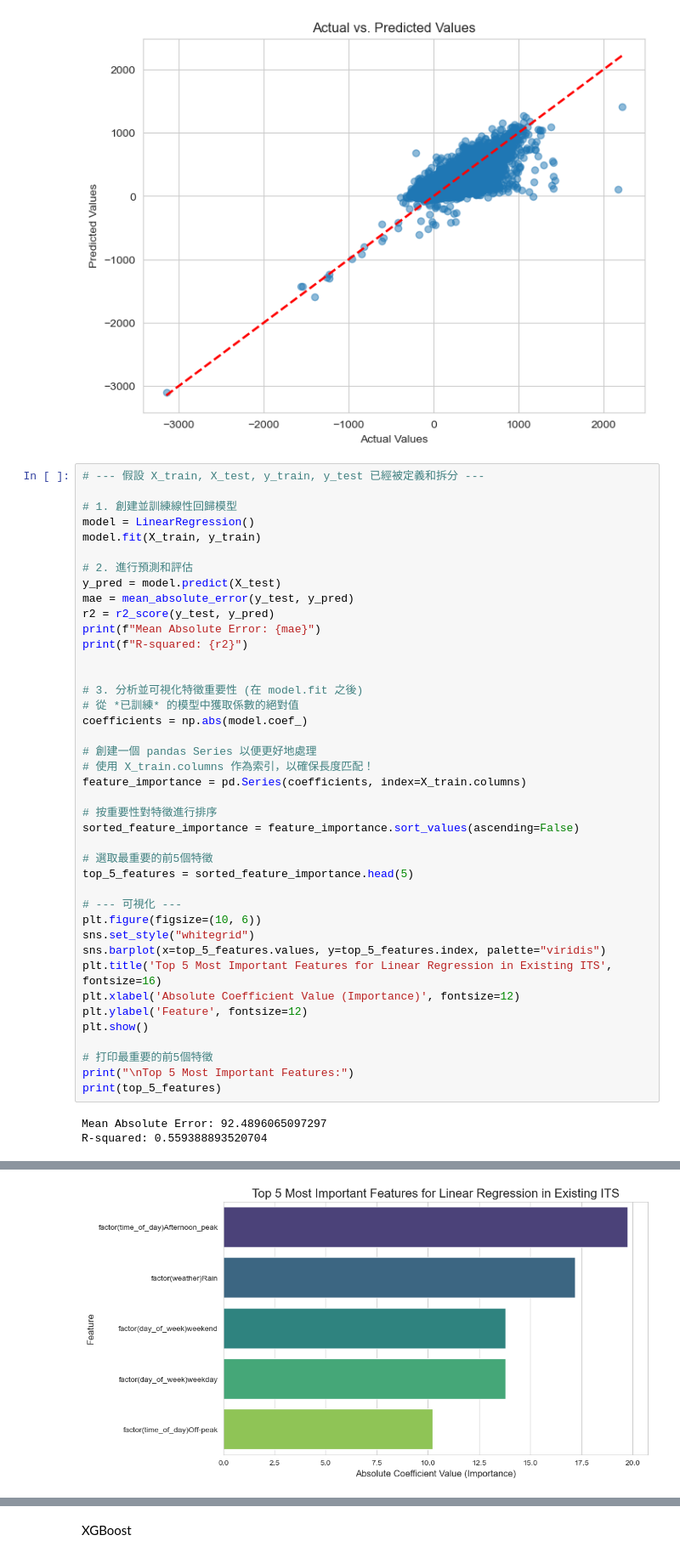
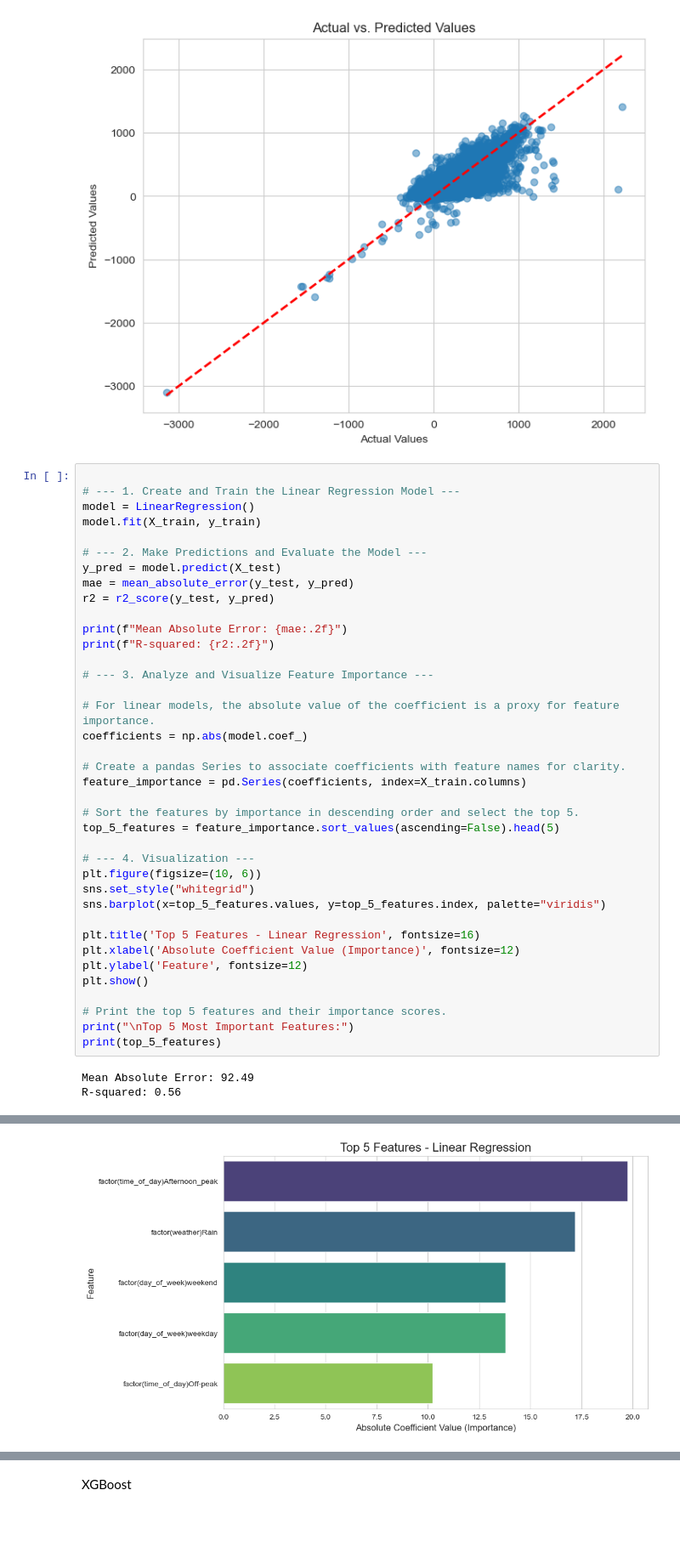
Before and after one commit to Guanzhou-huN/AH2179, a Jupyter notebook: Final Project/Final Project_2.ipynb, the cells around one changed output, grey strips where cells are left out. Shown at 85% size. Cells and saved outputs as stored; diff of their text form; blank space fills up the shorter version.

```diff
--- a/Final Project/Final Project_2.ipynb
+++ b/Final Project/Final Project_2.ipynb
@@ -425,53 +324,50 @@ Mean Squared Error: 16324.087729349521
 R-squared: 0.559388893520704
 [figure]
 # %%
-# --- 假設 X_train, X_test, y_train, y_test 已經被定義和拆分 ---
 
-# 1. 創建並訓練線性回歸模型
+# --- 1. Create and Train the Linear Regression Model ---
 model = LinearRegression()
 model.fit(X_train, y_train)
 
-# 2. 進行預測和評估
+# --- 2. Make Predictions and Evaluate the Model ---
 y_pred = model.predict(X_test)
 mae = mean_absolute_error(y_test, y_pred)
 r2 = r2_score(y_test, y_pred)
-print(f"Mean Absolute Error: {mae}")
-print(f"R-squared: {r2}")
 
+print(f"Mean Absolute Error: {mae:.2f}")
+print(f"R-squared: {r2:.2f}")
 
-# 3. 分析並可視化特徵重要性 (在 model.fit 之後)
-# 從 *已訓練* 的模型中獲取係數的絕對值
+# --- 3. Analyze and Visualize Feature Importance ---
+
+# For linear models, the absolute value of the coefficient is a proxy for feature importance.
 coefficients = np.abs(model.coef_)
 
-# 創建一個 pandas Series 以便更好地處理
-# 使用 X_train.columns 作為索引，以確保長度匹配！
+# Create a pandas Series to associate coefficients with feature names for clarity.
 feature_importance = pd.Series(coefficients, index=X_train.columns)
 
-# 按重要性對特徵進行排序
-sorted_feature_importance = feature_importance.sort_values(ascending=False)
+# Sort the features by importance in descending order and select the top 5.
+top_5_features = feature_importance.sort_values(ascending=False).head(5)
 
-# 選取最重要的前5個特徵
-top_5_features = sorted_feature_importance.head(5)
-
-# --- 可視化 ---
+# --- 4. Visualization ---
 plt.figure(figsize=(10, 6))
 sns.set_style("whitegrid")
 sns.barplot(x=top_5_features.values, y=top_5_features.index, palette="viridis")
-plt.title('Top 5 Most Important Features for Linear Regression in Existing ITS', fontsize=16)
+
+plt.title('Top 5 Features - Linear Regression', fontsize=16)
 plt.xlabel('Absolute Coefficient Value (Importance)', fontsize=12)
 plt.ylabel('Feature', fontsize=12)
 plt.show()
 
-# 打印最重要的前5個特徵
+# Print the top 5 features and their importance scores.
 print("\nTop 5 Most Important Features:")
 print(top_5_features)
 # %% [output]
-Mean Absolute Error: 92.4896065097297
-R-squared: 0.559388893520704
+Mean Absolute Error: 92.49
+R-squared: 0.56
 Passing `palette` without assigning `hue` is deprecated and will be removed in v0.14.0. Assign the `y` variable to `hue` and set `legend=False` for the same effect.
 
   sns.barplot(x=top_5_features.values, y=top_5_features.index, palette="viridis")
-[figure, old version]
+[figure, new version]
 Top 5 Most Important Features:
 factor(time_of_day)Afternoon_peak    19.753541
 factor(weather)Rain                  17.203437
```
Also changed, not shown: parts of 31 cells of this notebook.
